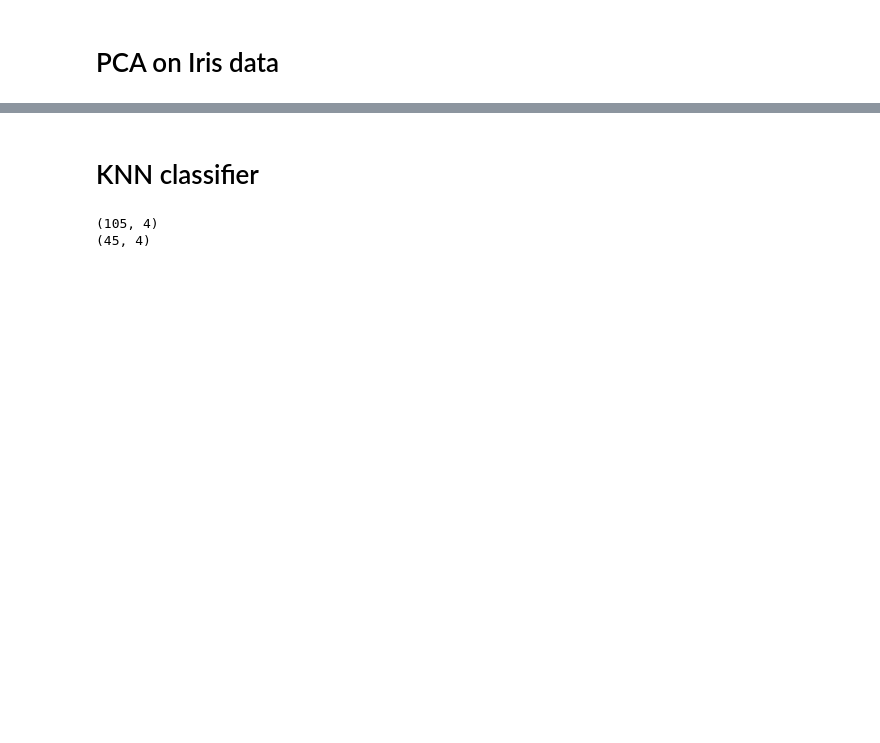
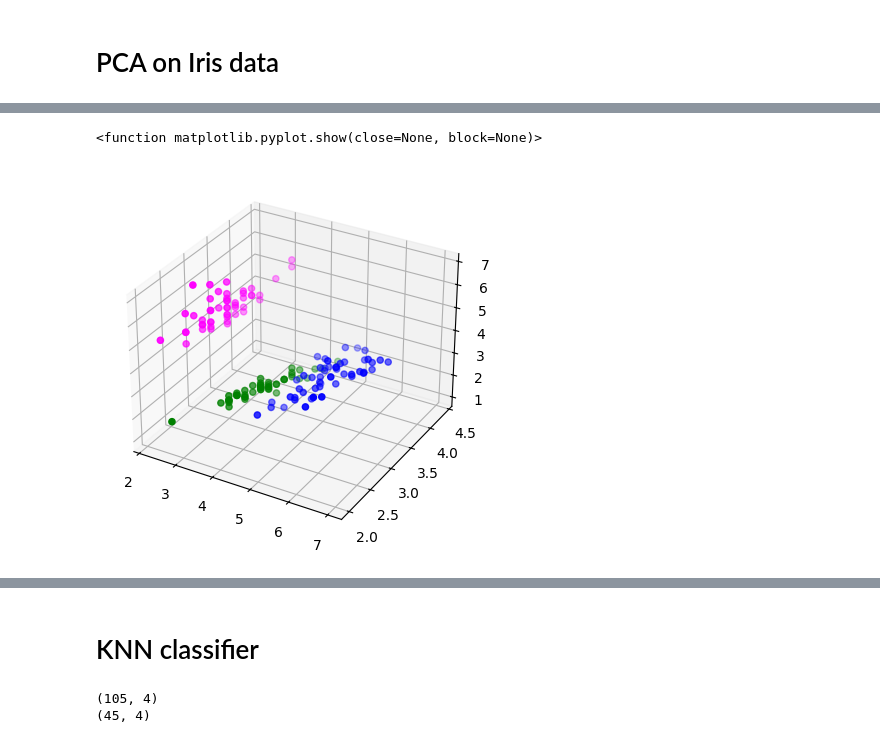
Before and after one commit to Mark1507/Kovychev_MLF, a Jupyter notebook: lab_04.ipynb, the cells around one changed output, grey strips where cells are left out. Cells and saved outputs as stored; diff of their text form; code cells hidden in the pictures; blank space fills up the shorter version.

```diff
--- a/lab_04.ipynb
+++ b/lab_04.ipynb
@@ -35,10 +56,13 @@ print(iris.target[:])
 # %%
 # We have 4 dimensions of data, plot the first three colums in 3D
 X=iris.data
 y=iris.target
 import matplotlib.pyplot as plt
 axes1=plt.axes(projection='3d')
 axes1.scatter3D(X[y==0,1],X[y==0,1],X[y==0,2],color='green')
-axes1.scatter3D(X[y==1,1],X[y==1,1],X[y==1,2],color='blue')
+axes1.scatter3D(X[y==1,0],X[y==1,1],X[y==1,2],color='blue')
 axes1.scatter3D(X[y==2,1],X[y==2,1],X[y==2,2],color='magenta')
 plt.show
+# %% [output]
+<function matplotlib.pyplot.show(close=None, block=None)>
+[figure, added]
```
Also changed, not shown: parts of 8 cells of this notebook.
